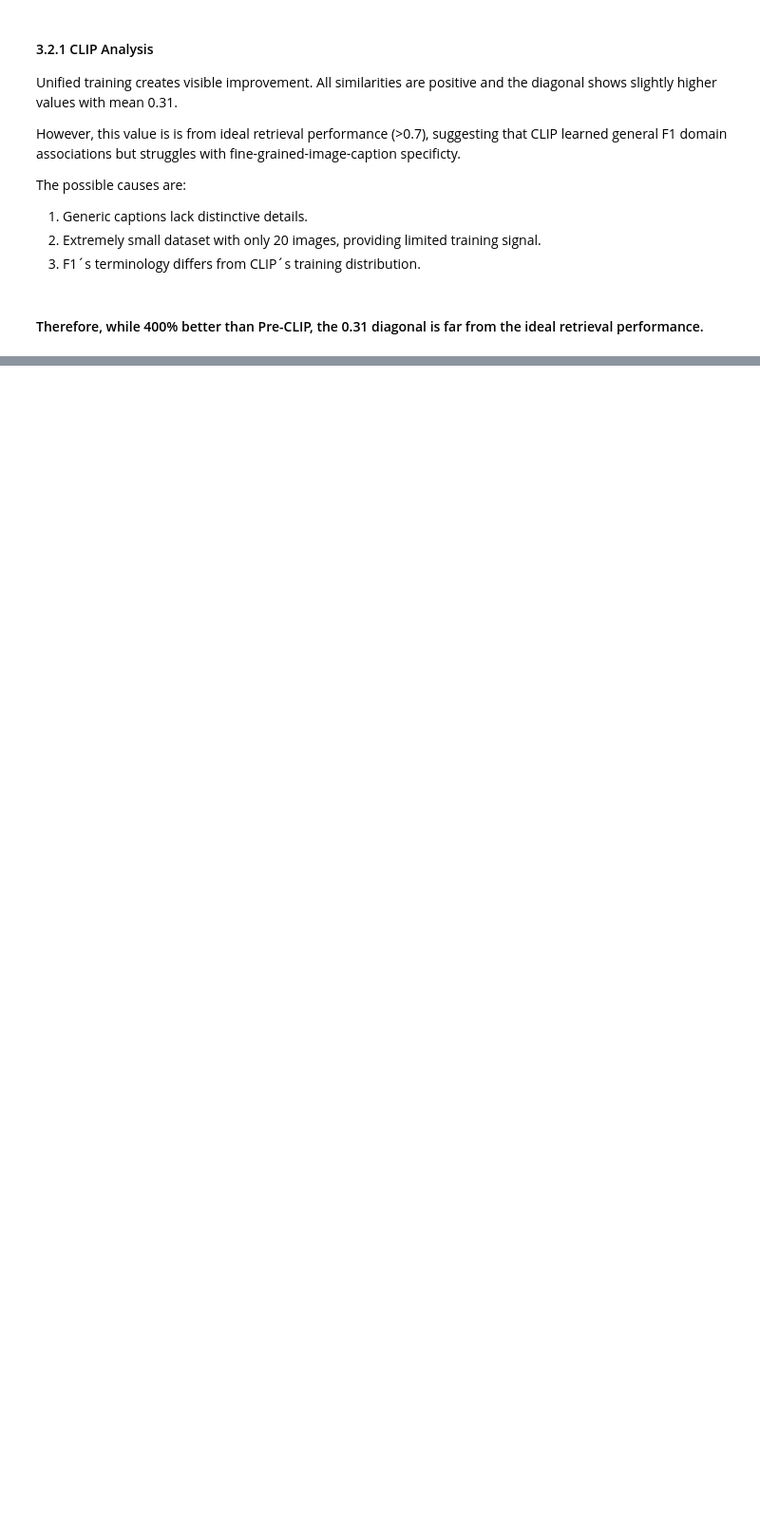
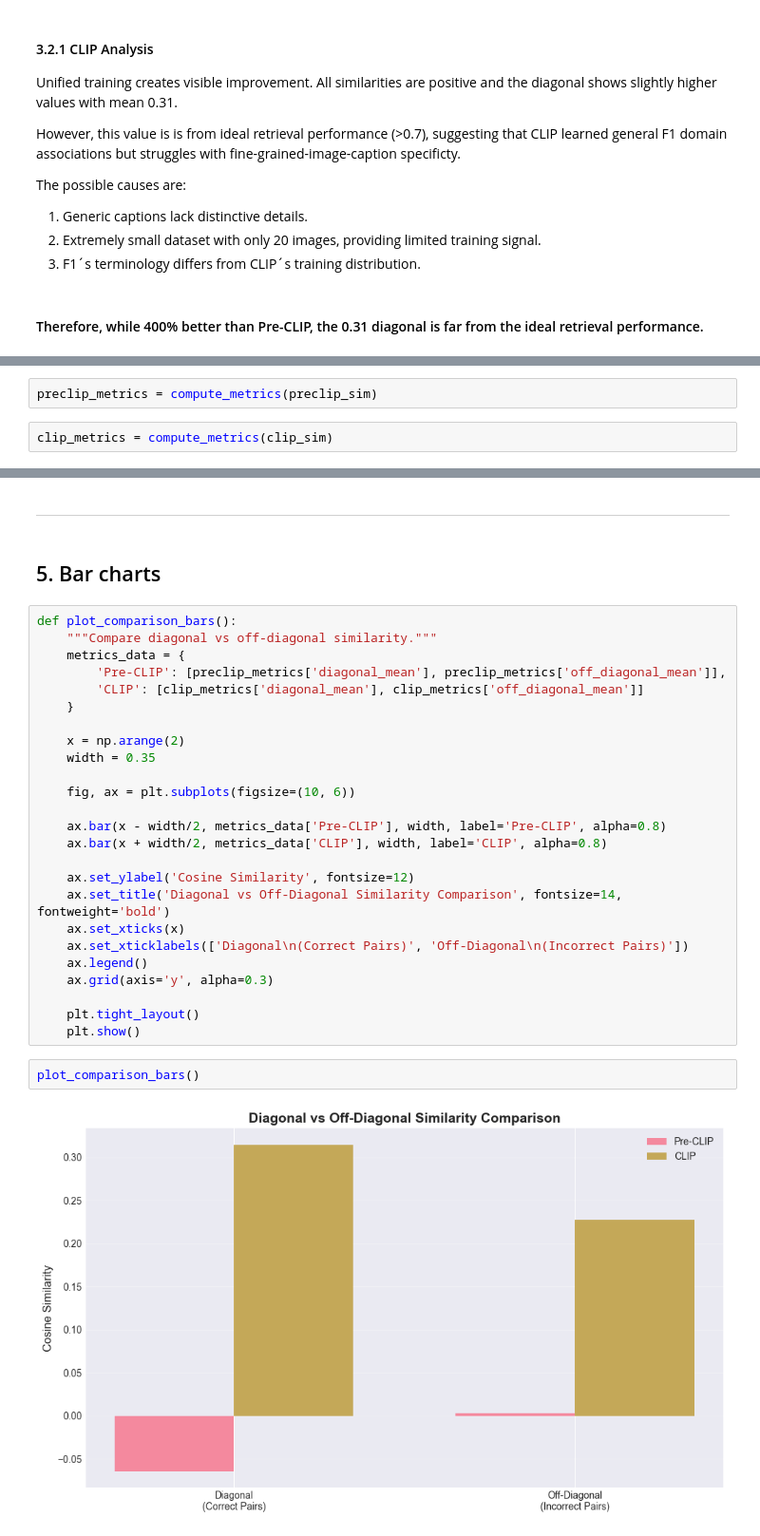
Before and after one commit to VforVitorio/f1-clip-analysis, a Jupyter notebook: notebooks/analysis.ipynb, the cells around one changed output, grey strips where cells are left out. Shown at 95% size. Saved outputs shown, nothing was run; the diff lists cells and outputs as text; blank space fills up the shorter version.

```diff
--- a/notebooks/analysis.ipynb
+++ b/notebooks/analysis.ipynb
@@ -120,0 +143,4 @@ The possible causes are:
+# %%
+preclip_metrics = compute_metrics(preclip_sim)
+# %%
+clip_metrics = compute_metrics(clip_sim)
@@ -120,0 +170,33 @@ The possible causes are:
+# %% [markdown]
+---
+# %% [markdown]
+## 5. Bar charts
+# %%
+def plot_comparison_bars():
+    """Compare diagonal vs off-diagonal similarity."""
+    metrics_data = {
+        'Pre-CLIP': [preclip_metrics['diagonal_mean'], preclip_metrics['off_diagonal_mean']],
+        'CLIP': [clip_metrics['diagonal_mean'], clip_metrics['off_diagonal_mean']]
+    }
+
+    x = np.arange(2)
+    width = 0.35
+
+    fig, ax = plt.subplots(figsize=(10, 6))
+
+    ax.bar(x - width/2, metrics_data['Pre-CLIP'], width, label='Pre-CLIP', alpha=0.8)
+    ax.bar(x + width/2, metrics_data['CLIP'], width, label='CLIP', alpha=0.8)
+
+    ax.set_ylabel('Cosine Similarity', fontsize=12)
+    ax.set_title('Diagonal vs Off-Diagonal Similarity Comparison', fontsize=14, fontweight='bold')
+    ax.set_xticks(x)
+    ax.set_xticklabels(['Diagonal\n(Correct Pairs)', 'Off-Diagonal\n(Incorrect Pairs)'])
+    ax.legend()
+    ax.grid(axis='y', alpha=0.3)
+
+    plt.tight_layout()
+    plt.show()
+# %%
+plot_comparison_bars()
+# %% [output]
+[figure, added]
```
Also changed, not shown: parts of 13 cells of this notebook.
